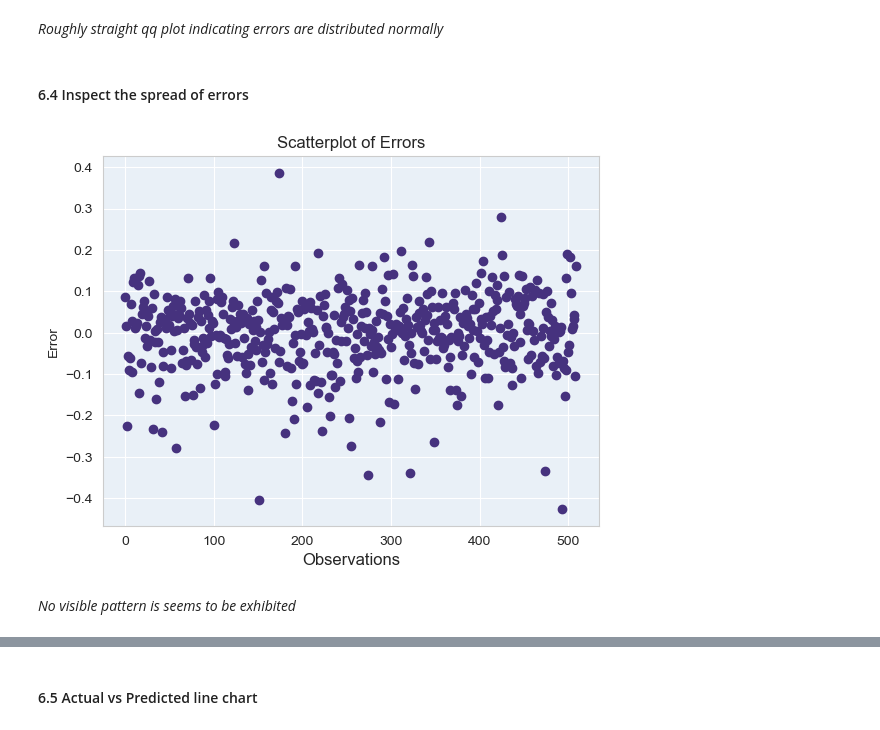
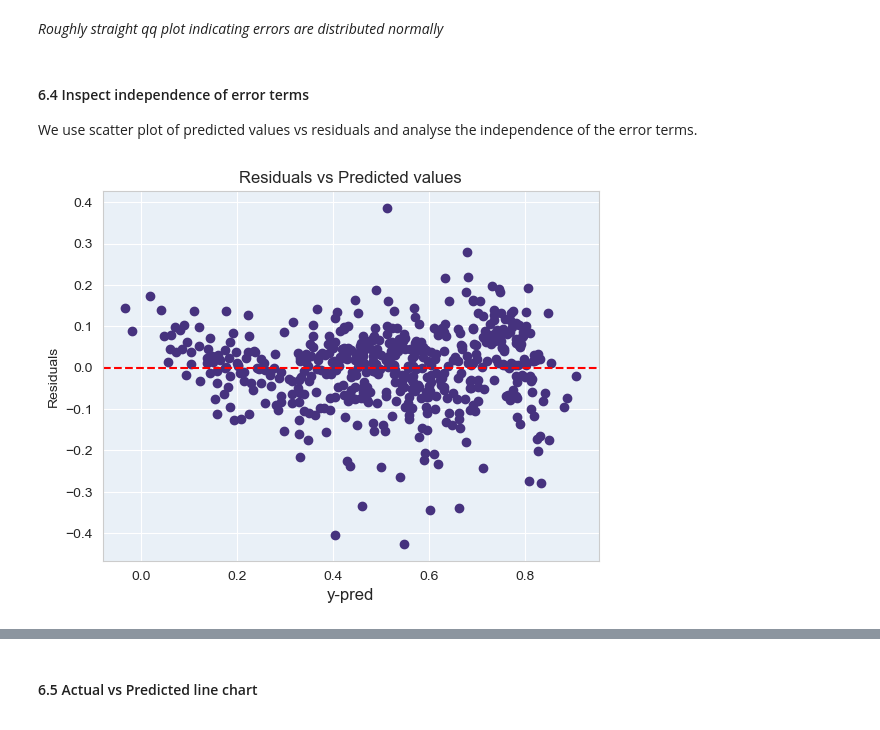
Before and after one commit to nishadh/BikeSharing, a Jupyter notebook: Nishadh_Shrestha.ipynb, the cells around one changed output, grey strips where cells are left out. Cells and saved outputs as stored; diff of their text form; code cells hidden in the pictures.

```diff
--- a/Nishadh_Shrestha.ipynb
+++ b/Nishadh_Shrestha.ipynb
@@ -925,16 +925,6 @@ def plot_residuals_distribution(y, y_pred):
     plt.title('Distribution of Errors')
     plt.show()
 
-# Plot spread of residuals
-def plot_residuals_spread(y, y_pred):
-    # Plot scatterplot of error terms
-    residuals = y - y_pred
-    plt.scatter(range(len(residuals)), residuals)
-    plt.xlabel('Observations', fontsize=12)
-    plt.ylabel('Error')
-    plt.title('Scatterplot of Errors')
-    plt.show()
-
 # Plot qq plot of residuals
 def plot_residuals_qq(y, y_pred):
     residuals = y - y_pred
@@ -942,8 +932,19 @@ def plot_residuals_qq(y, y_pred):
     sm.qqplot(residuals, line='s')
     plt.show()
 
+# Plot spread of residuals
+def plot_pred_vs_residuals(y, y_pred):
+    # Plot scatterplot of predicted against residuals to test
+    residuals = y - y_pred
+    plt.scatter(y_pred, residuals)
+    plt.axhline(y=0, color='red', linestyle='--')
+    plt.xlabel('y-pred', fontsize=12)
+    plt.ylabel('Residuals')
+    plt.title('Residuals vs Predicted values')
+    plt.show()
+
 # Plot line plot for comparision of actual vs predicted values
-def plot_actual_vs_predicted_line(X, y, y_pred):
+def plot_pred_vs_actual_line(X, y, y_pred):
     plt.figure(figsize=(15, 6))
     c = [i for i in range(0,len(X),1)]
     plt.plot(c,y, color="purple")
@@ -954,11 +955,11 @@ def plot_actual_vs_predicted_line(X, y, y_pred):
     plt.show()
 
 # Plot regplot of test vs pred values
-def plot_test_pred_regplot(y_test, y_pred):
+def plot_pred_vs_actual_regplot(y_test, y_pred, title):
     sns.regplot(x=y_test, y=y_pred, line_kws={'color':'red'}, scatter_kws={'color':'green'})
-    plt.xlabel('y_test')
-    plt.ylabel('y_pred')
-    plt.title('Regression Plot')
+    plt.xlabel('Actual')
+    plt.ylabel('Predicted')
+    plt.title(title)
     # Display the plot
     plt.show()
 # %%
@@ -991,11 +993,10 @@ plot_residuals_qq(y_train, y_train_pred)
 [figure]
 # %% [markdown]
 *Roughly straight qq plot indicating errors are distributed normally*
-# %% [markdown]
-#### 6.4 Inspect the spread of errors
+# %% [markdown]
+#### 6.4 Inspect independence of error terms
+We use scatter plot of predicted values vs residuals and analyse the independence of the error terms.
 # %%
-plot_residuals_spread(y_train, y_train_pred)
+plot_pred_vs_residuals(y_train, y_train_pred)
 # %% [output]
-[figure, old version]
+[figure, new version]
-# %% [markdown]
-*No visible pattern is seems to be exhibited*
```
Also changed, not shown: parts of 13 cells of this notebook, 1 other file.
